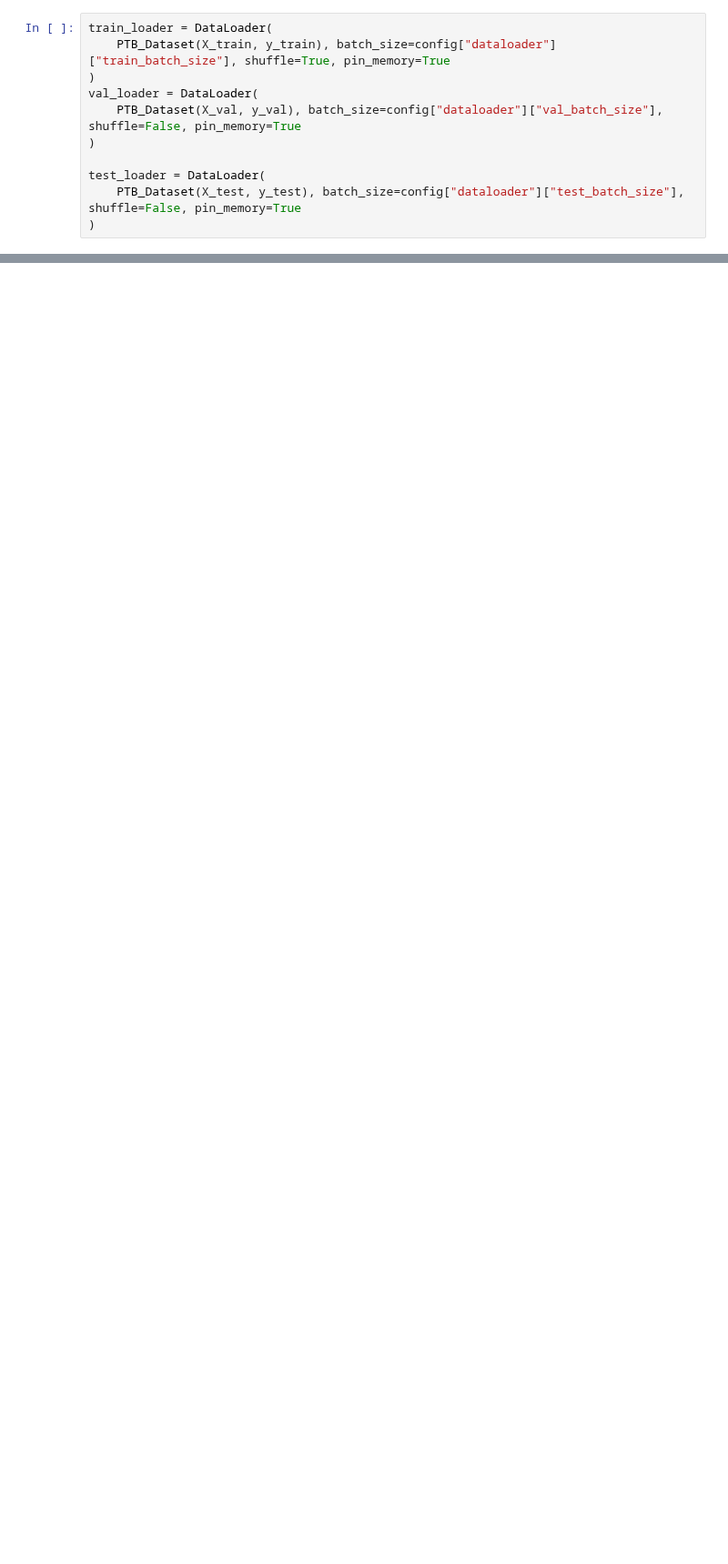
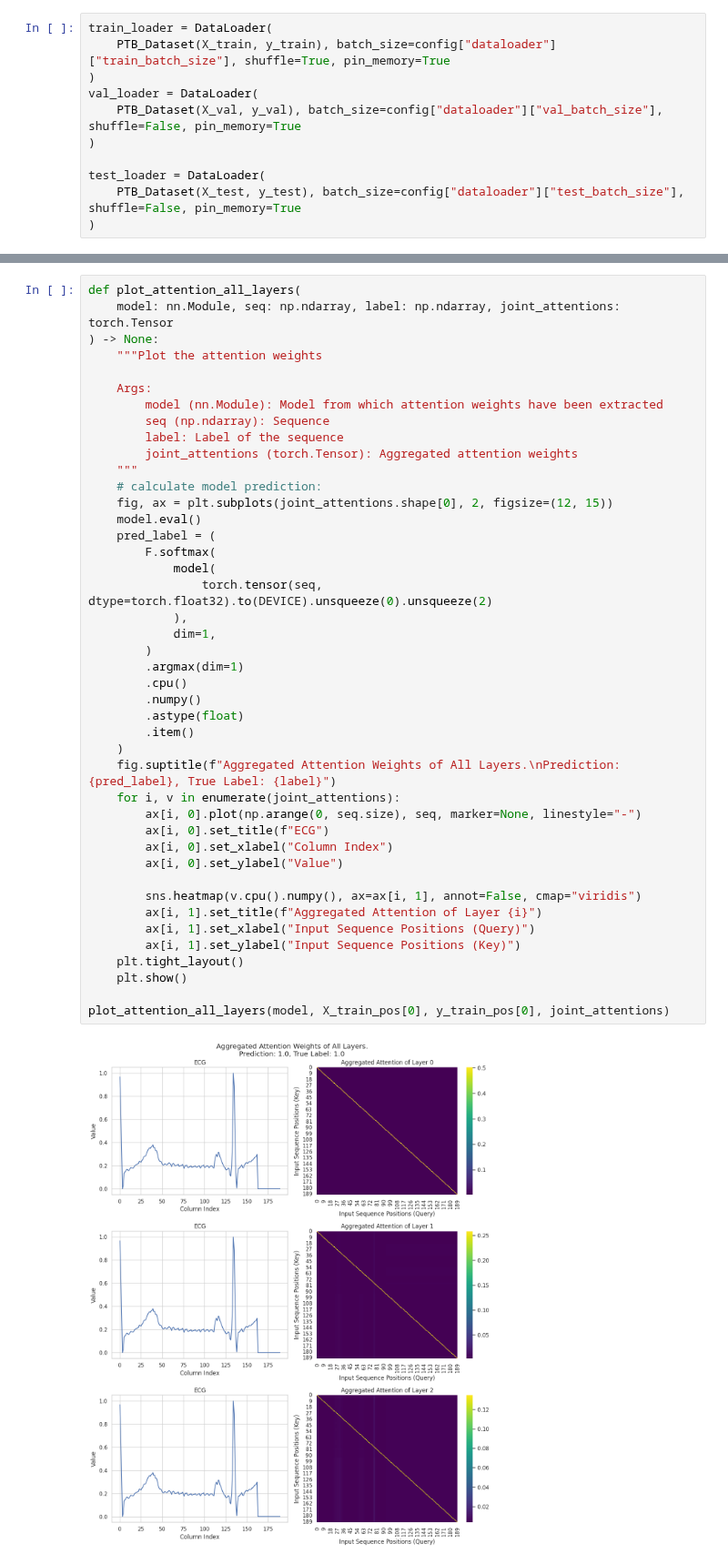
Before and after one commit to JHSchlegel/ML4Healthcare, a Jupyter notebook: project2/transformer/transformer.ipynb, the cells around one changed output, grey strips where cells are left out. Shown at 91% size. Drawn from its saved outputs; the diff is of its cells as text; blank space fills up the shorter version.

```diff
--- a/project2/transformer/transformer.ipynb
+++ b/project2/transformer/transformer.ipynb
@@ -606,0 +373,45 @@ EarlyStopping: current epoch 8 no improvement for metric, best metric = 0.8806 i
+# %%
+def plot_attention_all_layers(
+    model: nn.Module, seq: np.ndarray, label: np.ndarray, joint_attentions: torch.Tensor
+) -> None:
+    """Plot the attention weights
+
+    Args:
+        model (nn.Module): Model from which attention weights have been extracted
+        seq (np.ndarray): Sequence
+        label: Label of the sequence
+        joint_attentions (torch.Tensor): Aggregated attention weights
+    """
+    # calculate model prediction:
+    fig, ax = plt.subplots(joint_attentions.shape[0], 2, figsize=(12, 15))
+    model.eval()
+    pred_label = (
+        F.softmax(
+            model(
+                torch.tensor(seq, dtype=torch.float32).to(DEVICE).unsqueeze(0).unsqueeze(2)
+            ),
+            dim=1,
+        )
+        .argmax(dim=1)
+        .cpu()
+        .numpy()
+        .astype(float)
+        .item()
+    )
+    fig.suptitle(f"Aggregated Attention Weights of All Layers.\nPrediction: {pred_label}, True Label: {label}")
+    for i, v in enumerate(joint_attentions):
+        ax[i, 0].plot(np.arange(0, seq.size), seq, marker=None, linestyle="-")
+        ax[i, 0].set_title(f"ECG")
+        ax[i, 0].set_xlabel("Column Index")
+        ax[i, 0].set_ylabel("Value")
+
+        sns.heatmap(v.cpu().numpy(), ax=ax[i, 1], annot=False, cmap="viridis")
+        ax[i, 1].set_title(f"Aggregated Attention of Layer {i}")
+        ax[i, 1].set_xlabel("Input Sequence Positions (Query)")
+        ax[i, 1].set_ylabel("Input Sequence Positions (Key)")
+    plt.tight_layout()
+    plt.show()
+
+plot_attention_all_layers(model, X_train_pos[0], y_train_pos[0], joint_attentions)
+# %% [output]
+[figure, added]
```
Also changed, not shown: parts of 50 cells of this notebook.
